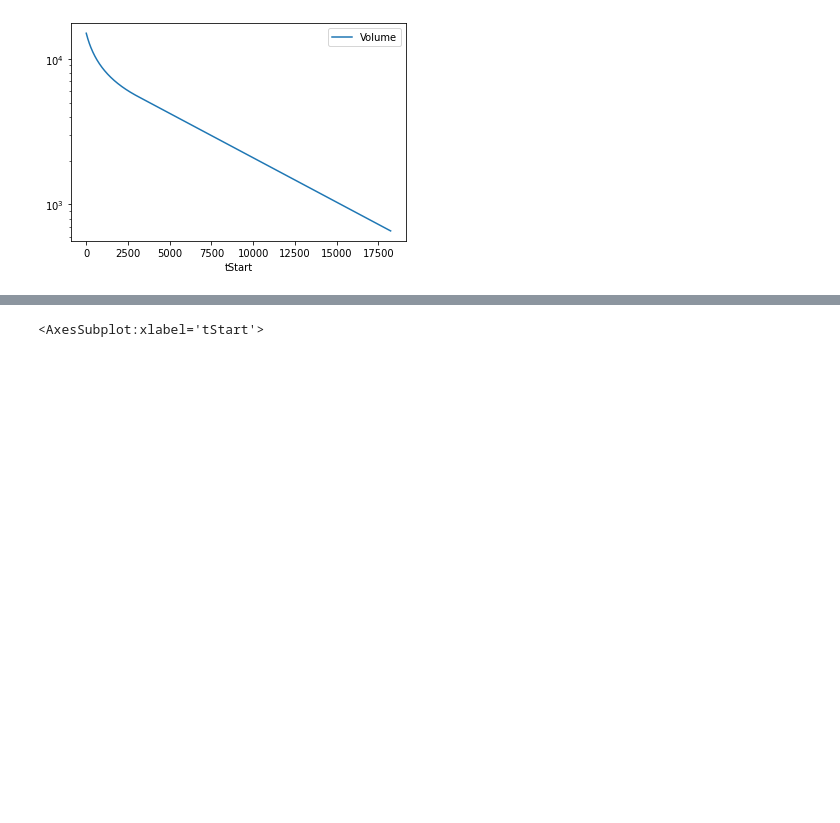
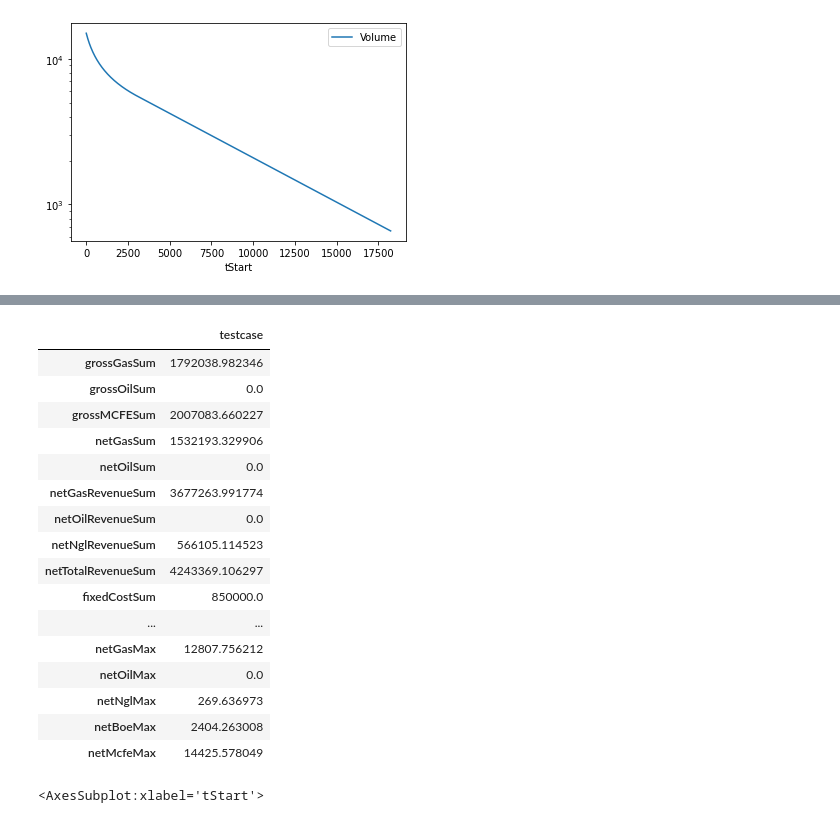
Before and after one commit to adm0104/Project_Economics, a Jupyter notebook: econ_testing.ipynb, the cells around one changed output, grey strips where cells are left out. Drawn from its saved outputs; the diff is of its cells as text; code cells hidden in the pictures; blank space fills up the shorter version.

Commit message:
Pandas mod nearly finished - case object can now perform a full run and generate metrics table as a dataframe

```diff
--- a/econ_testing.ipynb
+++ b/econ_testing.ipynb
@@ -99,3 +59,24 @@ testcase.timeSeries
+# %%
+testcase.metrics()
+testcase.metricsTable
+# %% [output]
+|  | testcase |
+| grossGasSum | 1792038.982346 |
+| grossOilSum | 0.0 |
+| grossMCFESum | 2007083.660227 |
+| netGasSum | 1532193.329906 |
+| netOilSum | 0.0 |
+| netGasRevenueSum | 3677263.991774 |
+| netOilRevenueSum | 0.0 |
+| netNglRevenueSum | 566105.114523 |
+| netTotalRevenueSum | 4243369.106297 |
+| fixedCostSum | 850000.0 |
+| ... | ... |
+| netGasMax | 12807.756212 |
+| netOilMax | 0.0 |
+| netNglMax | 269.636973 |
+| netBoeMax | 2404.263008 |
+| netMcfeMax | 14425.578049 |
 # %%
 testcase.timeSeries.plot('tStart', 'qEnd', logy = True)
 # %% [output]
```
Also changed, not shown: parts of 3 cells of this notebook, 1 other file.
